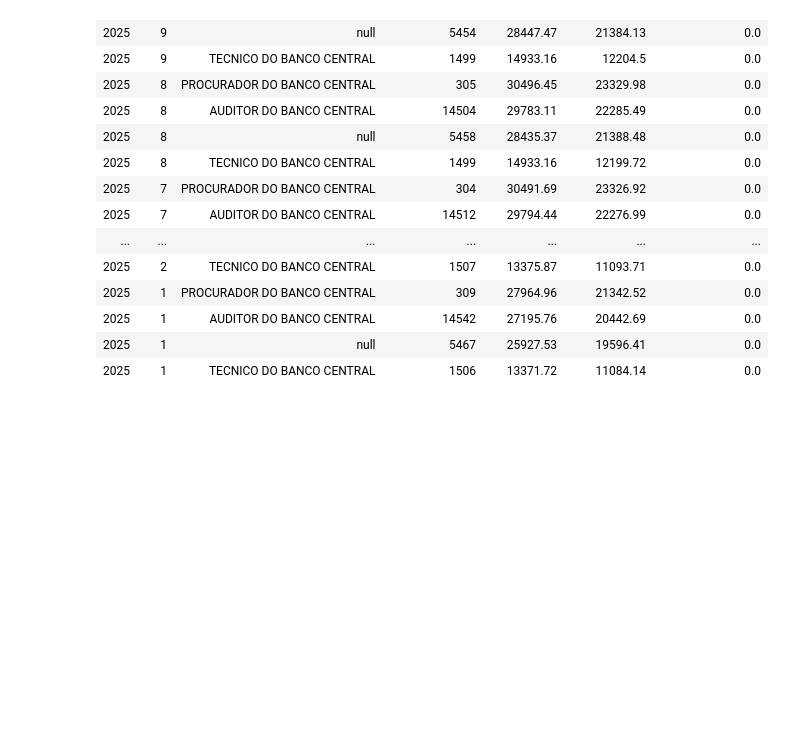
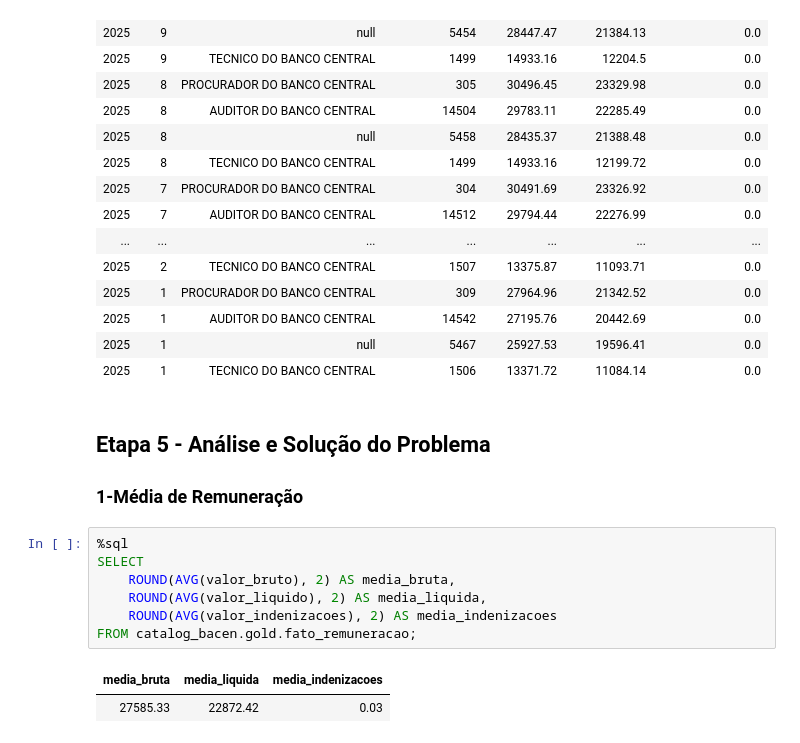
Before and after one commit to rgomesa2025/MVP_DADOS_ROSANGELA, a Jupyter notebook: MVP.ipynb, the cells around one changed output. Drawn from its saved outputs; the diff is of its cells as text; blank space fills up the shorter version.

```diff
--- a/MVP.ipynb
+++ b/MVP.ipynb
@@ -527,3 +578,17 @@ ORDER BY
 | 2025 | 1 | AUDITOR DO BANCO CENTRAL | 14542 | 27195.76 | 20442.69 | 0.0 |
 | 2025 | 1 | null | 5467 | 25927.53 | 19596.41 | 0.0 |
 | 2025 | 1 | TECNICO DO BANCO CENTRAL | 1506 | 13371.72 | 11084.14 | 0.0 |
+# %% [markdown]
+## Etapa 5 - Análise e Solução do Problema
+
+### 1-Média de Remuneração
+# %%
+%sql
+SELECT
+    ROUND(AVG(valor_bruto), 2) AS media_bruta,
+    ROUND(AVG(valor_liquido), 2) AS media_liquida,
+    ROUND(AVG(valor_indenizacoes), 2) AS media_indenizacoes
+FROM catalog_bacen.gold.fato_remuneracao;
+# %% [output]
+| media_bruta | media_liquida | media_indenizacoes |
+| 27585.33 | 22872.42 | 0.03 |
```
Also changed, not shown: parts of 23 cells of this notebook.
